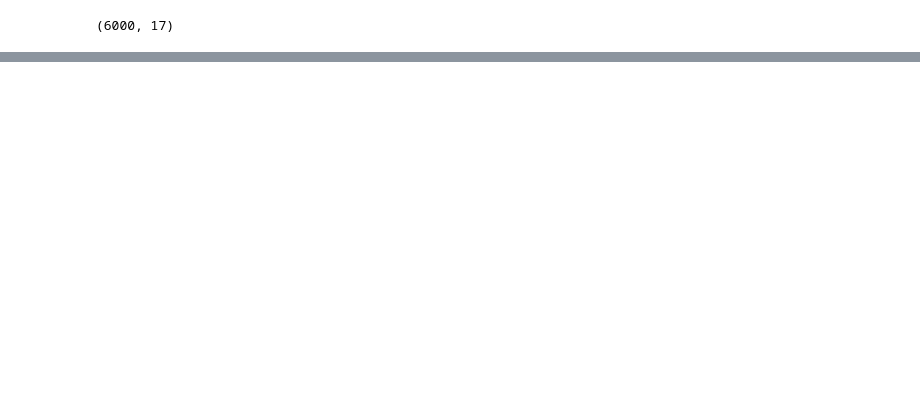
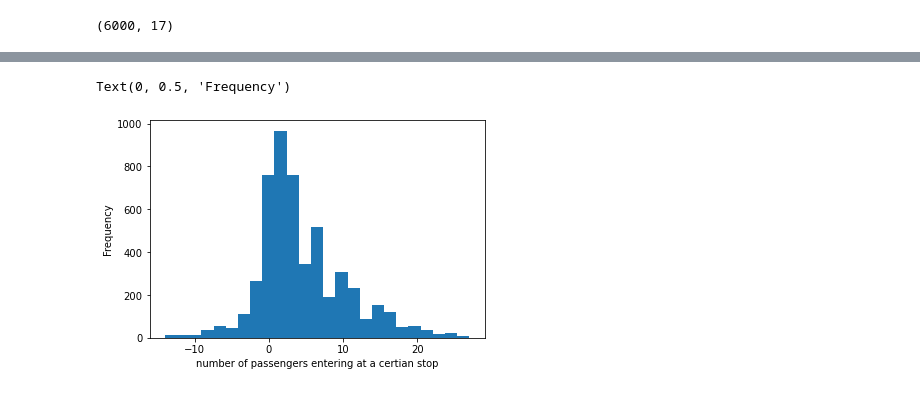
Before and after one commit to kjxlstad/RuterDataVisualization, a Jupyter notebook: 3usagecontour.ipynb, the cells around one changed output, grey strips where cells are left out. Drawn from its saved outputs; the diff is of its cells as text; code cells hidden in the pictures; blank space fills up the shorter version.

```diff
--- a/3usagecontour.ipynb
+++ b/3usagecontour.ipynb
@@ -34,0 +38,7 @@ pad.insert(3, 'Week',        [format_date(pad['Dato'][i].dayofweek for i in rang
+# %%
+# Helper function
+def get_hour(time) : return int(time[0:2])
+
+# We insert a new column containing the hour, here we keep the original 24h+ time format for later use
+pad.insert(3, 'Hour', [get_hour(pad['Tidspunkt_Faktisk_Avgang_Holdeplass_Fra'][i]) for i in range(len(pad))], True)
+pad
@@ -34,0 +147,9 @@ pad.insert(3, 'Week',        [format_date(pad['Dato'][i].dayofweek for i in rang
+# %%
+# Removing data other than hours 06 - 21
+workh_df = cut_df[(cut_df.Hour >= 6) & (cut_df.Hour <= 21)]
+plot.hist(workh_df.Passasjerer_Ombord, bins=25)
+plot.xlabel('number of passengers entering at a certian stop')
+plot.ylabel('Frequency')
+# %% [output]
+Text(0, 0.5, 'Frequency')
+[figure, added]
```
Also changed, not shown: parts of 17 cells of this notebook, 1 other file.
